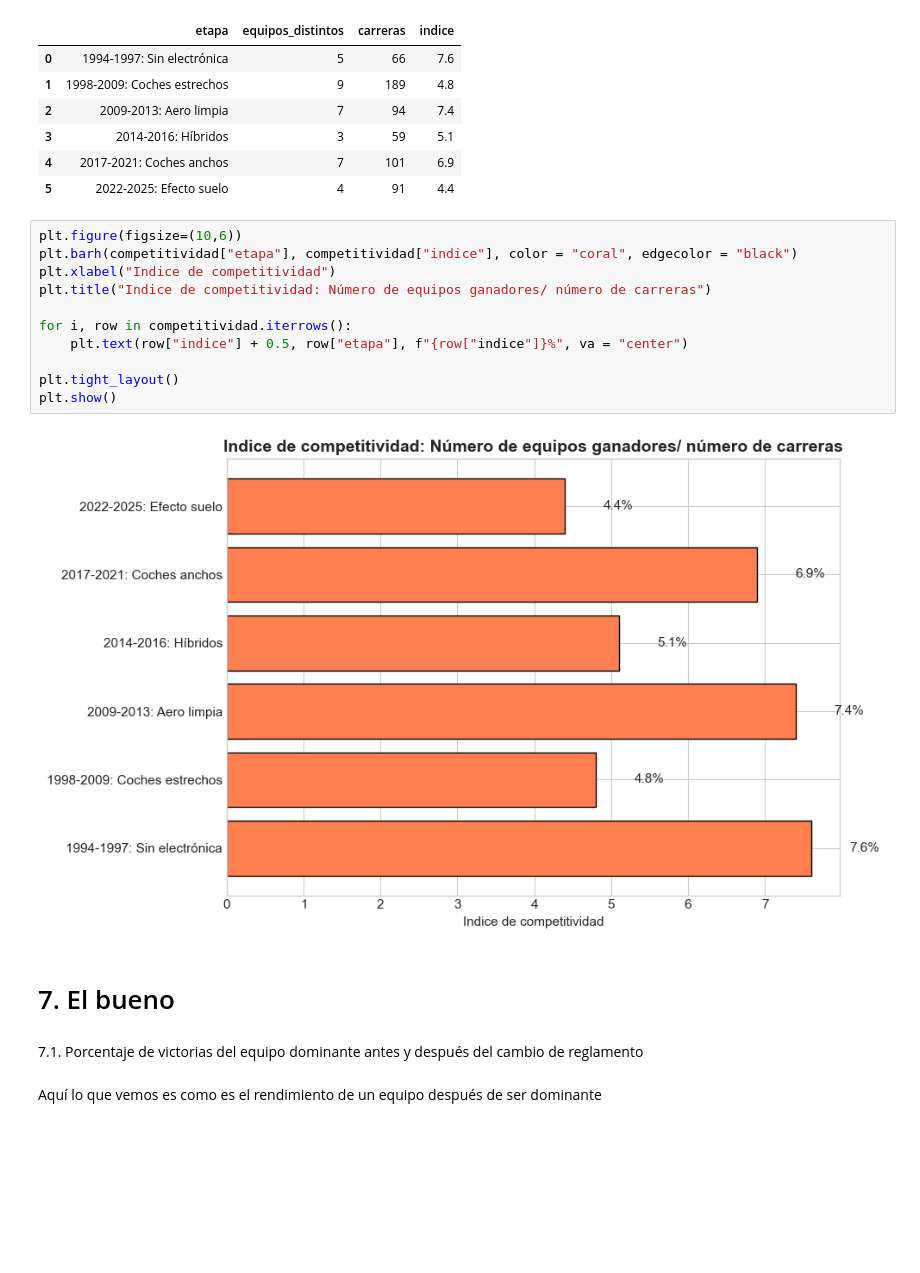
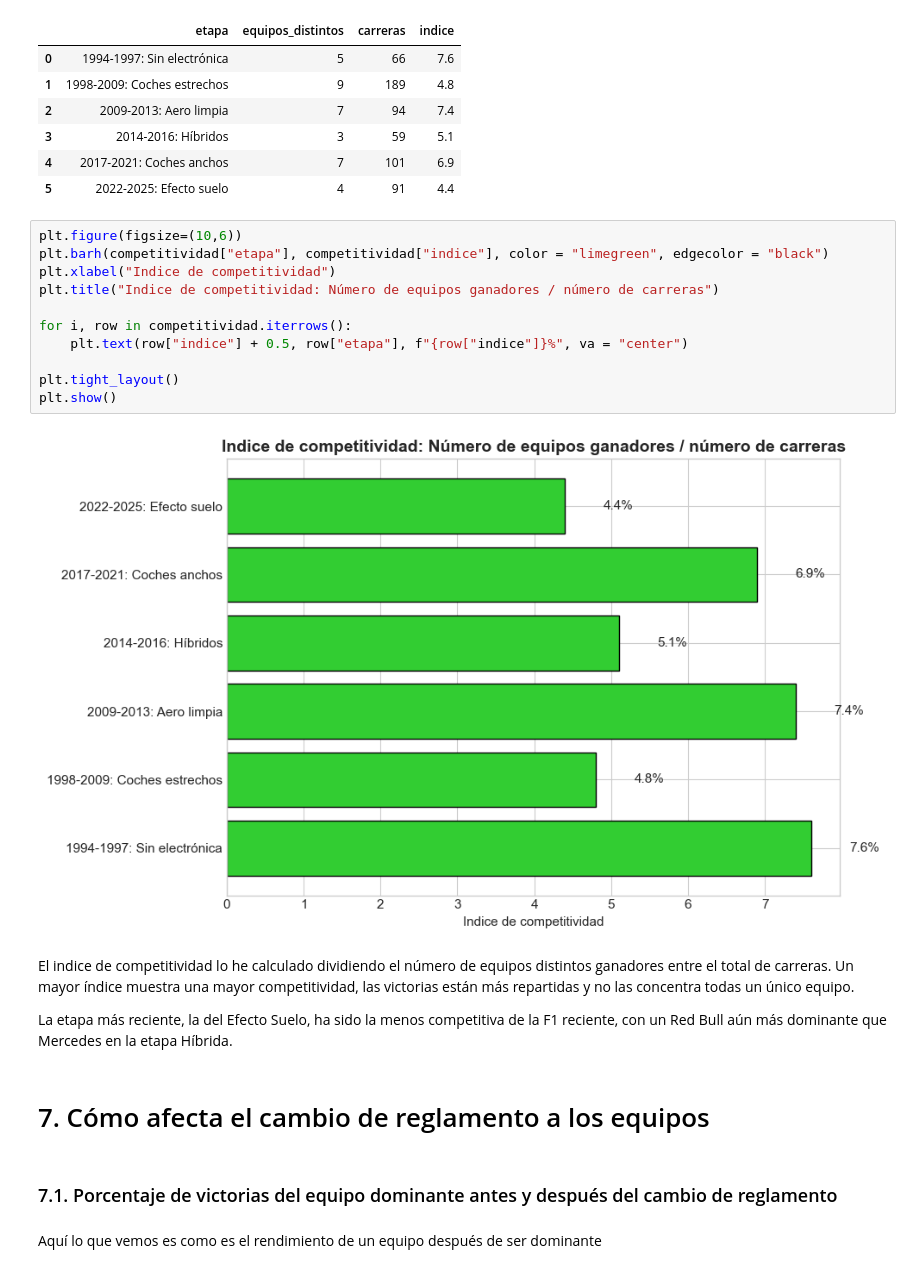
Before and after one commit to alejandrogrima/f1-database-project, a Jupyter notebook: notebooks/04_EDA_F1.ipynb, the cells around one changed output. Drawn from its saved outputs; the diff is of its cells as text; blank space fills up the shorter version.

```diff
--- a/notebooks/04_EDA_F1.ipynb
+++ b/notebooks/04_EDA_F1.ipynb
@@ -431,21 +436,26 @@ competitividad
 | 5 | 2022-2025: Efecto suelo | 4 | 91 | 4.4 |
 # %%
 plt.figure(figsize=(10,6))
-plt.barh(competitividad["etapa"], competitividad["indice"], color = "coral", edgecolor = "black")
+plt.barh(competitividad["etapa"], competitividad["indice"], color = "limegreen", edgecolor = "black")
 plt.xlabel("Indice de competitividad")
-plt.title("Indice de competitividad: Número de equipos ganadores/ número de carreras")
+plt.title("Indice de competitividad: Número de equipos ganadores / número de carreras")
 
 for i, row in competitividad.iterrows():
     plt.text(row["indice"] + 0.5, row["etapa"], f"{row["indice"]}%", va = "center")
 
 plt.tight_layout()
 plt.show()
 # %% [output]
-[figure, old version]
+[figure, new version]
+# %% [markdown]
+El indice de competitividad lo he calculado dividiendo el número de equipos distintos ganadores entre el total de carreras. Un mayor índice muestra una mayor competitividad, las victorias están más repartidas y no las concentra todas un único equipo.
+
+
+La etapa más reciente, la del Efecto Suelo, ha sido la menos competitiva de la F1 reciente, con un Red Bull aún más dominante que Mercedes en la etapa Híbrida.
 # %% [markdown]
-# 7. El bueno
+# 7. Cómo afecta el cambio de reglamento a los equipos
 # %% [markdown]
-7.1. Porcentaje de victorias del equipo dominante antes y después del cambio de reglamento
+### 7.1. Porcentaje de victorias del equipo dominante antes y después del cambio de reglamento
 # %% [markdown]
 Aquí lo que vemos es como es el rendimiento de un equipo después de ser dominante
 # %%
```
Also changed, not shown: parts of 25 cells of this notebook.
